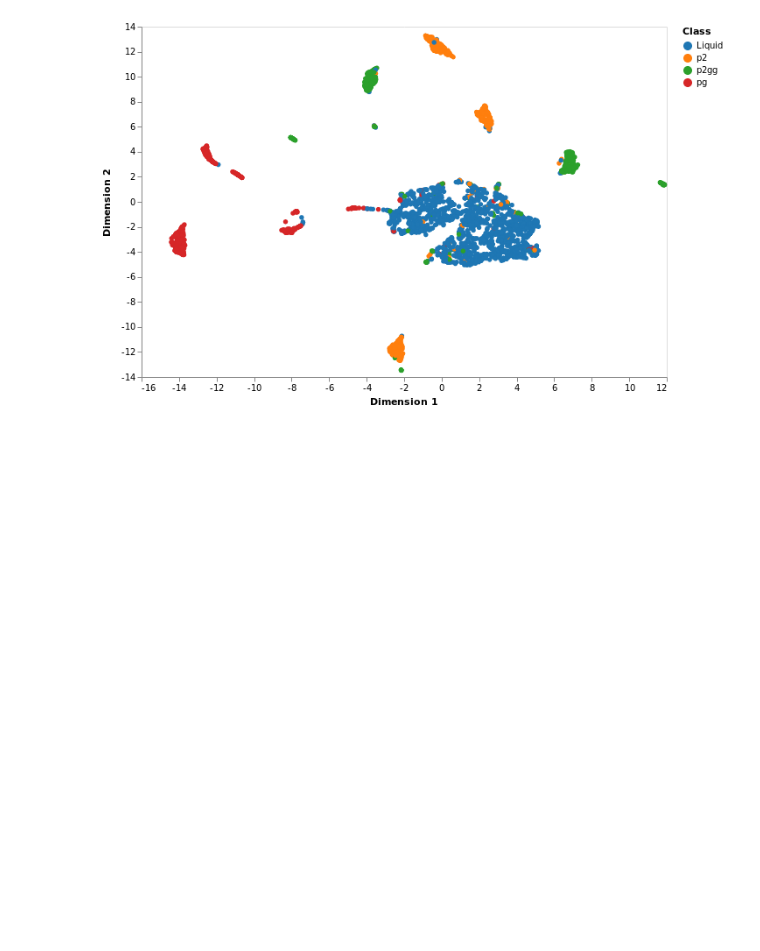
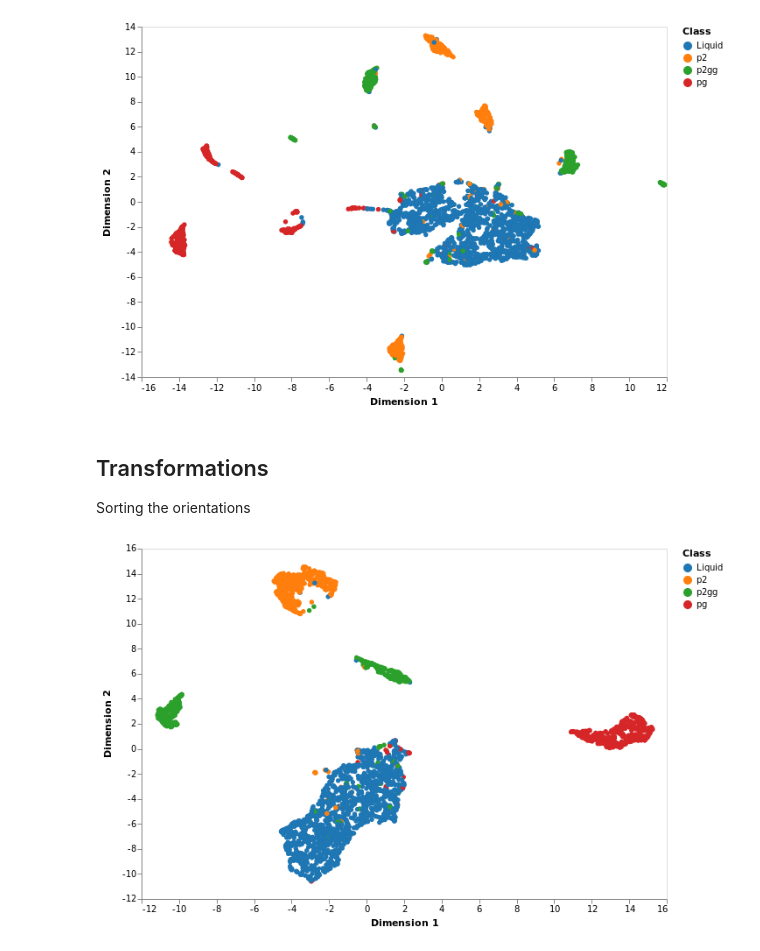
Before and after one commit to malramsay64/MLCrystals, a Jupyter notebook: notebooks/02_Features.ipynb, the cells around one changed output. Saved outputs shown, nothing was run; the diff lists cells and outputs as text; code cells hidden in the pictures; blank space fills up the shorter version.

Commit message:
notebooks: Sort orientations before dimension reduction
This sorts the orientations of each molecule, which is a method of
dimensionality reduction, making only the orientations the important
part.

```diff
--- a/notebooks/02_Features.ipynb
+++ b/notebooks/02_Features.ipynb
@@ -330,3 +330,14 @@ fig
 [figure]
 # %%
 fig.save("../figures/dim_reduction_UMAP.svg", webdriver="firefox")
+# %% [markdown]
+## Transformations
+
+Sorting the orientations
+# %%
+X_os = np.sort(X_o, axis=1)
+X_rst = umap.UMAP().fit_transform(X_os)
+fig = figures.plot_dimensionality_reduction(X_rst, y)
+fig
+# %% [output]
+[figure, added]
```
Also changed, not shown: parts of 1 cell of this notebook, 1 other file.
